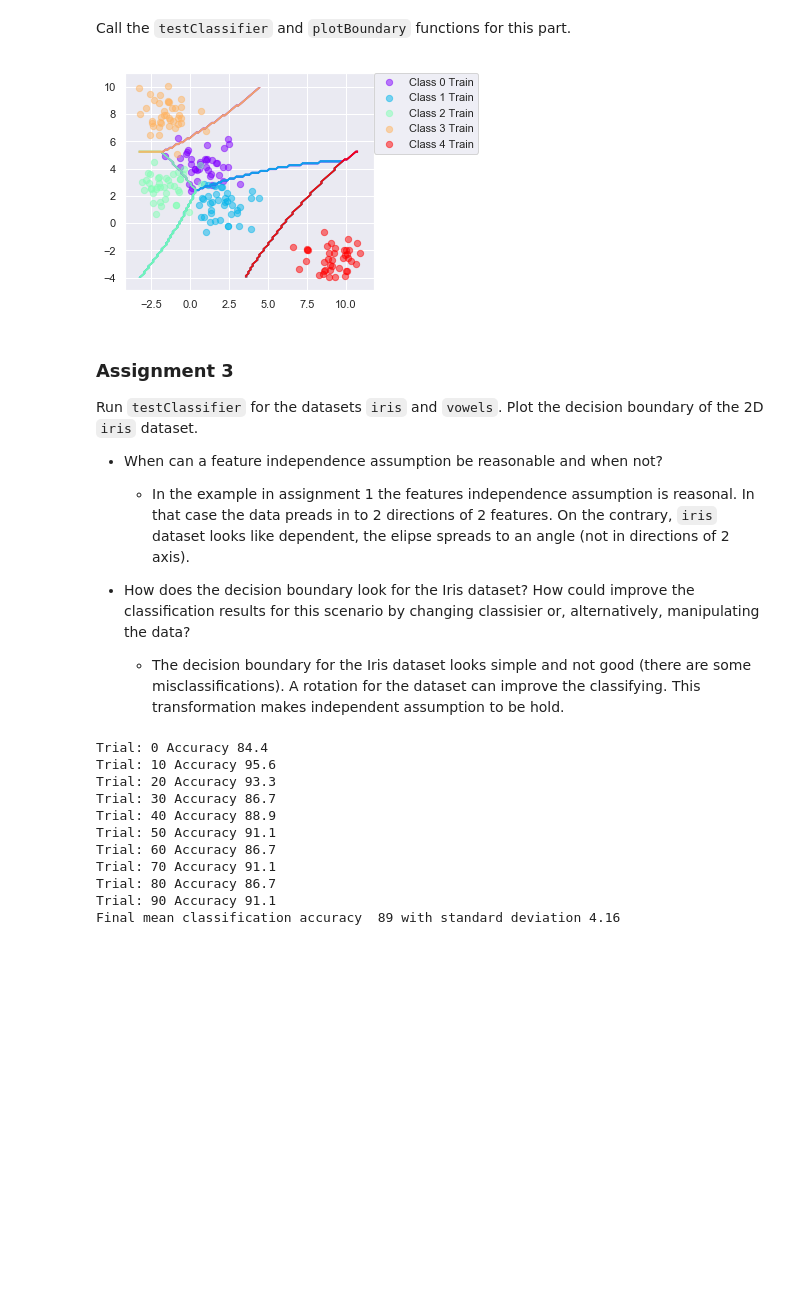
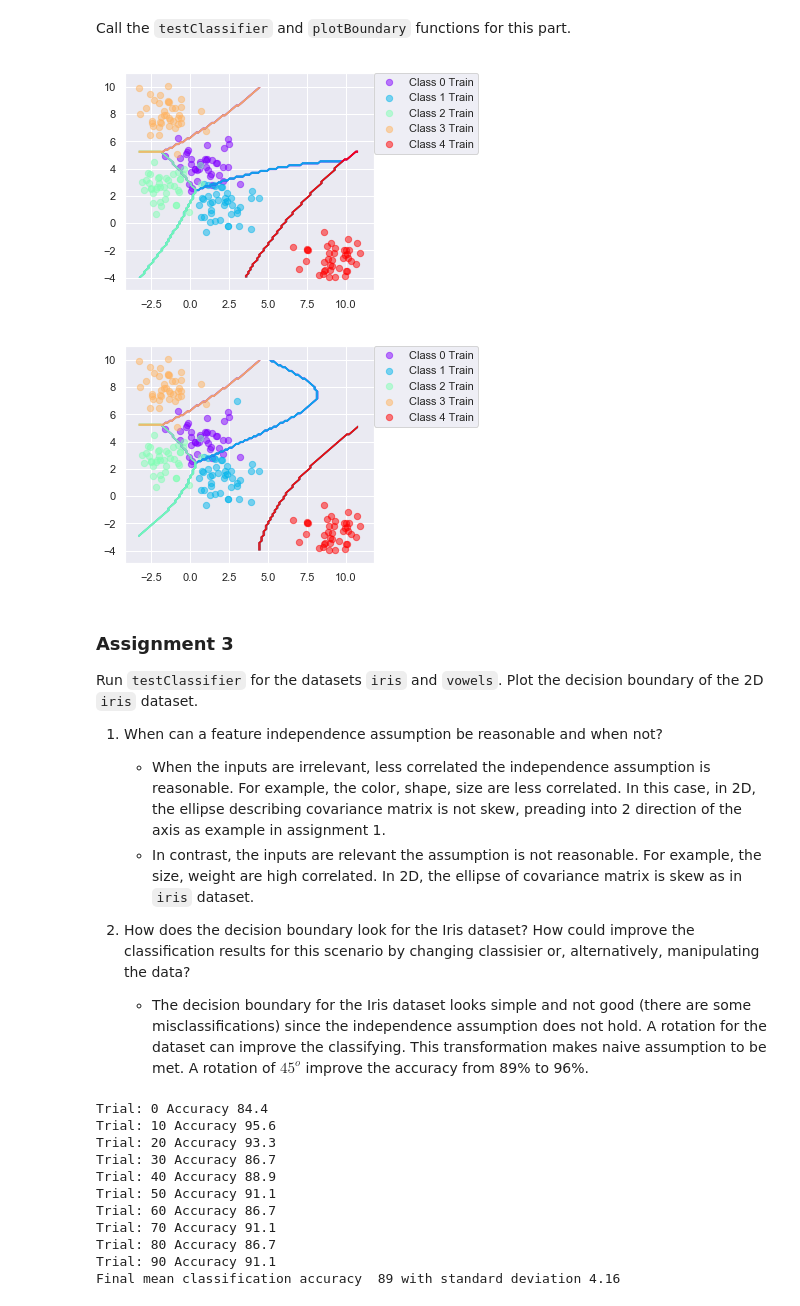
Before and after one commit to thnganguyen/machine-learning-KTH-DD2421, a Jupyter notebook: Bayesian_Boosting/lab3_N.ipynb, the cells around one changed output. Saved outputs shown, nothing was run; the diff lists cells and outputs as text; code cells hidden in the pictures; blank space fills up the shorter version.

Commit message:
add assignments

```diff
--- a/Bayesian_Boosting/lab3_N.ipynb
+++ b/Bayesian_Boosting/lab3_N.ipynb
@@ -191,21 +177,28 @@ Call the `testClassifier` and `plotBoundary` functions for this part.
 # %%
 %matplotlib inline
 X, labels = genBlobs(centers=5)
+myTestBayesClassifier(BayesClassifier(), X, labels)
 
-myTestBayesClassifier(BayesClassifier(), X, labels)
+xTr = np.concatenate((X, np.array([(3.0, 7.0)])), axis=0)
+yTr = np.concatenate((labels, np.array([1])))
+
+myTestBayesClassifier(BayesClassifier(), xTr, yTr)
 # %% [output]
 [figure]
+[figure, added]
 # %% [markdown]
 ### Assignment 3
+
 Run `testClassifier` for the datasets `iris` and `vowels`. Plot the decision boundary of the 2D `iris` dataset.
 
-- When can a feature independence assumption be reasonable and when not?
 
-    - In the example in assignment 1 the features independence assumption is reasonal. In that case the data preads in to 2 directions of 2 features. On the contrary, `iris` dataset looks like dependent, the elipse spreads to an angle (not in directions of 2 axis).
+1. When can a feature independence assumption be reasonable and when not?
+    * When the inputs are irrelevant, less correlated the independence assumption is reasonable. For example, the color, shape, size are less correlated. In this case, in 2D, the ellipse describing covariance matrix is not skew, preading into 2 direction of the axis as example in assignment 1.
+    * In contrast, the inputs are relevant the assumption is not reasonable. For example, the size, weight are high correlated. In 2D, the ellipse of covariance matrix is skew as in `iris` dataset.
 
-- How does the decision boundary look for the Iris dataset? How could improve the classification results for this scenario by changing classisier or, alternatively, manipulating the data?
+2. How does the decision boundary look for the Iris dataset? How could improve the classification results for this scenario by changing classisier or, alternatively, manipulating the data?
 
-    - The decision boundary for the Iris dataset looks simple and not good (there are some misclassifications). A rotation for the dataset can improve the classifying. This transformation makes independent assumption to be hold.
+    * The decision boundary for the Iris dataset looks simple and not good (there are some misclassifications) since the independence assumption does not hold. A rotation for the dataset can improve the classifying. This transformation makes naive assumption to be met. A rotation of $45^o$ improve the accuracy from 89% to 96%.
 # %%
 testClassifier(BayesClassifier(), dataset='iris', split=0.7)
 # %% [output]
```
Also changed, not shown: parts of 12 cells of this notebook.
